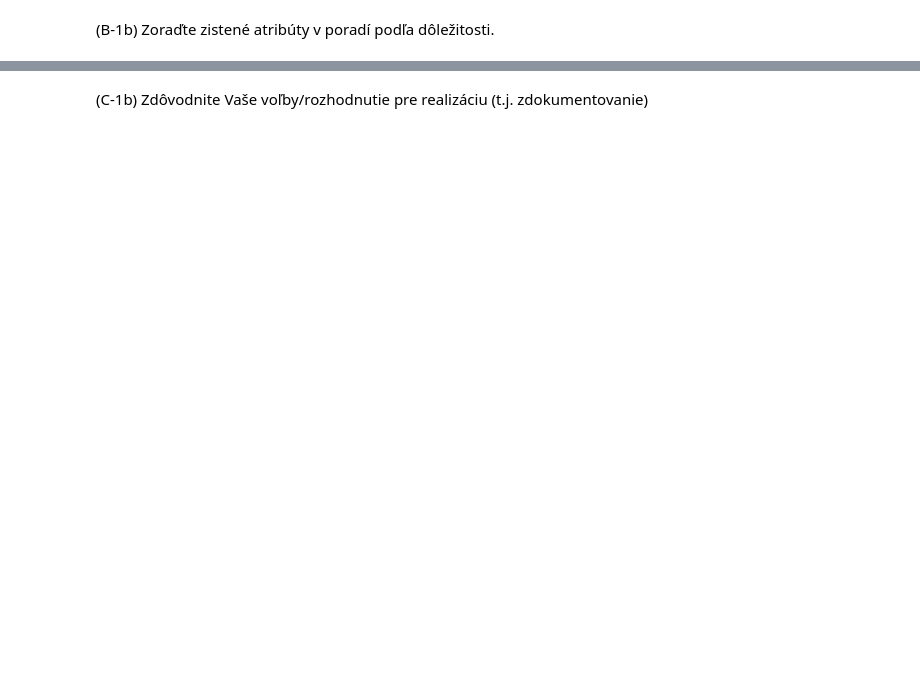
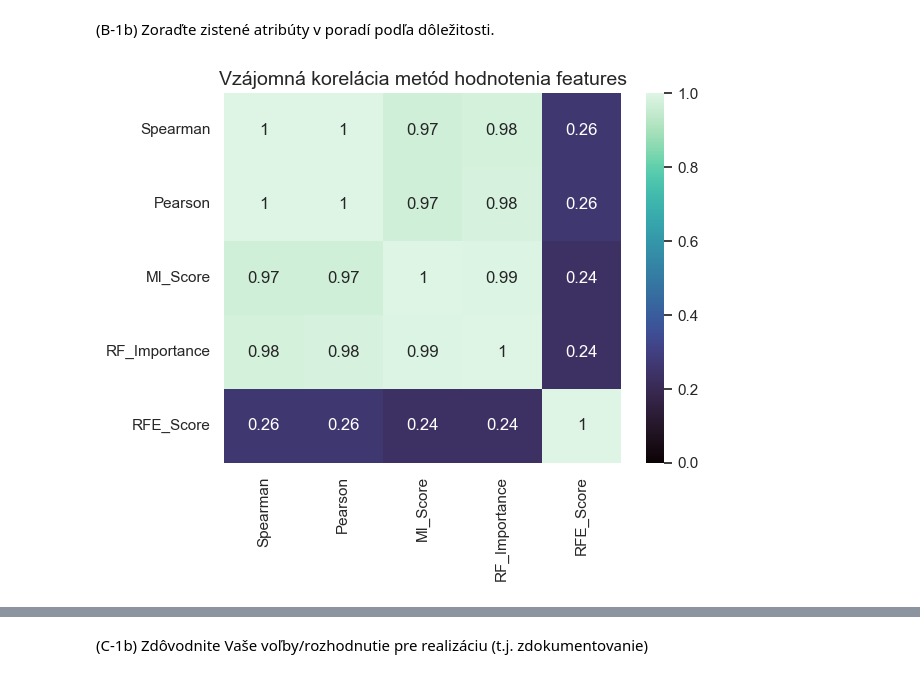
Before and after one commit to johannatilesova/IAU-project, a Jupyter notebook: phase2_Tilesova_Pecenka.ipynb, the cells around one changed output, grey strips where cells are left out. Cells and saved outputs as stored; diff of their text form; code cells hidden in the pictures; blank space fills up the shorter version.

```diff
--- a/phase2_Tilesova_Pecenka.ipynb
+++ b/phase2_Tilesova_Pecenka.ipynb
@@ -597,2 +727,8 @@ Top 15 - Mutual Information:
 # %% [markdown]
 (B-1b) Zoraďte zistené atribúty v poradí podľa dôležitosti.
+# %%
+sns.heatmap(methods_corr, annot=True, cmap="mako", vmin=0, vmax=1)
+plt.title("Vzájomná korelácia metód hodnotenia features", fontsize=14)
+plt.show()
+# %% [output]
+[figure, added]
```
Also changed, not shown: parts of 11 cells of this notebook.
